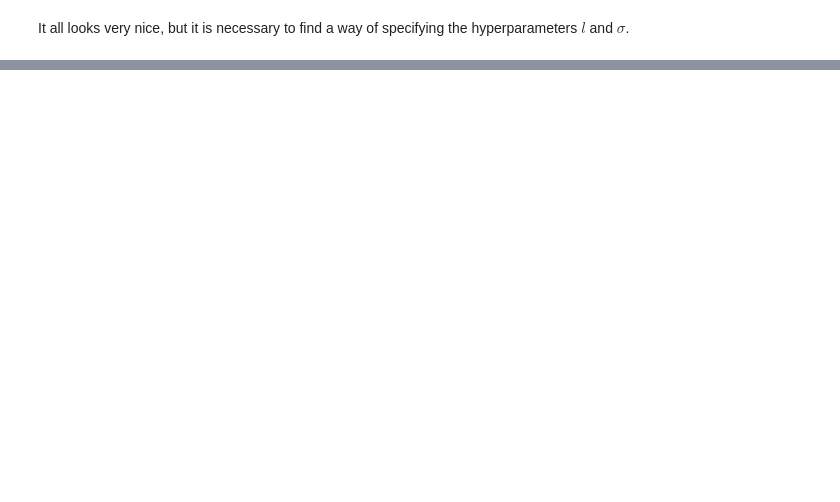
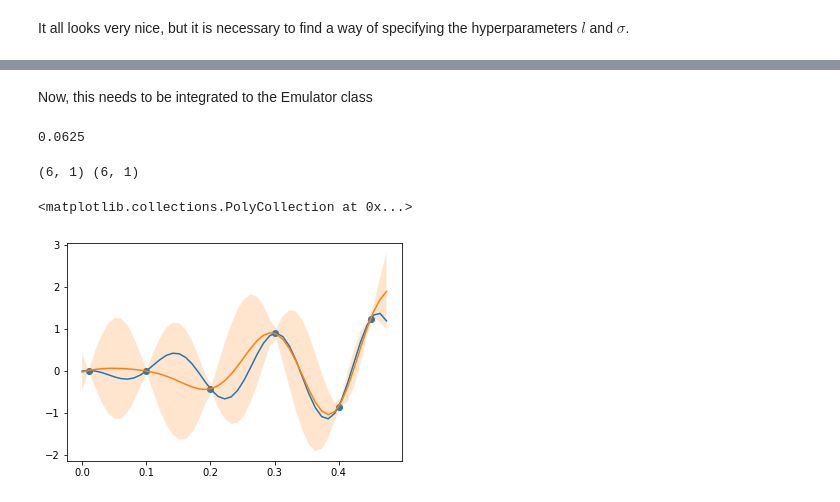
Before and after one commit to luizfelippesr/emulator, a Jupyter notebook: notebooks/2-emulator-class.ipynb, the cells around one changed output, grey strips where cells are left out. Cells and saved outputs as stored; diff of their text form; code cells hidden in the pictures; blank space fills up the shorter version.

```diff
--- a/notebooks/2-emulator-class.ipynb
+++ b/notebooks/2-emulator-class.ipynb
@@ -225,0 +263,2 @@ It all looks very nice, but it is necessary to find a way of specifying the hype
+# %% [markdown]
+Now, this needs to be integrated to the Emulator class
@@ -225,0 +374,20 @@ It all looks very nice, but it is necessary to find a way of specifying the hype
+# %%
+0.125/2
+# %% [output]
+0.0625
+# %%
+em = Emulator(xi, d, polynomial_degree=3,
+              theta=0.0625)
+
+aE = em.E(t)
+err = np.sqrt(em.Var(t))
+
+plt.plot(t[ok], L(t[ok]))
+plt.scatter(xi, d)
+
+plt.plot(t[ok], aE[ok])
+plt.fill_between(t[ok], y2=(aE+3*err).ravel()[ok], y1=(aE-3*err).ravel()[ok],alpha=0.2)
+# %% [output]
+(6, 1) (6, 1)
+<matplotlib.collections.PolyCollection at 0x...>
+[figure, added]
```
Also changed, not shown: parts of 14 cells of this notebook.
